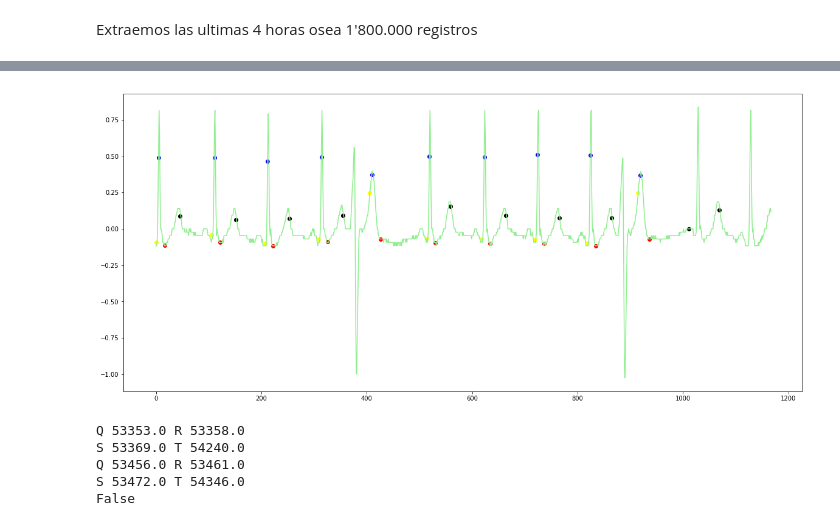
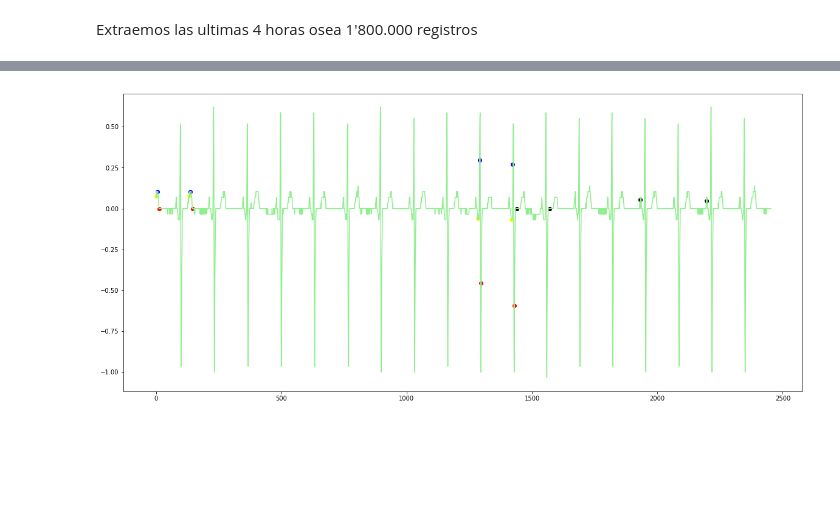
Before and after one commit to davidgutierrez/HeartRatePatterns, a Jupyter notebook: Jupyter/MimicIII/03 Leer las ondas.ipynb, the cells around one changed output, grey strips where cells are left out. Cells and saved outputs as stored; diff of their text form; code cells hidden in the pictures; blank space fills up the shorter version.

```diff
--- a/Jupyter/MimicIII/03 Leer las ondas.ipynb
+++ b/Jupyter/MimicIII/03 Leer las ondas.ipynb
@@ -35,11 +52,11 @@ def obtainWaveFormFields(dbname="mimic") :
 # %%
 waves = obtainWaveFormFields()
-countWave = 0
-carpeta = waves[countWave]["carpeta"]
-onda = waves[countWave]["onda"]
-signalII = waves[countWave]["signalII"]
-fs = waves[countWave]["fs"]
-subject_id = waves[countWave]["subject_id"]
-recorddate = waves[countWave]["recorddate"]
-print("subject_id",subject_id,"recorddate",recorddate)
-signal = wfdb.rdsamp(onda,pbdir='mimic3wdb/matched/'+carpeta,channels =[signalII]).p_signals
+wave = waves[0]
+carpeta = wave["carpeta"]
+onda = wave["onda"]
+signalII = wave["signalII"]
+fs = wave["fs"]
+subject_id = wave["subject_id"]
+recorddate = wave["recorddate"]
+if notExistQRST(subject_id,recorddate) :
+    signal = wfdb.rdsamp(onda,pbdir='mimic3wdb/matched/'+carpeta,channels =[signalII]).p_signals
@@ -84,8 +99,8 @@ plt.show()
 def peakdetect(signal, fs,increment=0,previousResult=None):
     if previousResult is None:
         previousResult = {'Q_i':[],'Q_amp':[],'R_i':[],'R_amp':[],'S_i':[],'S_amp':[],'T_i':[],'T_amp':[]}
-#    (R_i,R_amp,S_i,S_amp,T_i,T_amp,Q_i,Q_amp,heart_rate,buffer_plot) = octave.peakdetect(signal,fs,False, nout=10)
-    %octave [R_i,R_amp,S_i,S_amp,T_i,T_amp,Q_i,Q_amp,heart_rate,buffer_plot] = peakdetect(signal,fs,false); -i signal,fs -o R_i,R_amp,S_i,S_amp,T_i,T_amp,Q_i,Q_amp,heart_rate,buffer_plot
+    (R_i,R_amp,S_i,S_amp,T_i,T_amp,Q_i,Q_amp,heart_rate,buffer_plot) = octave.peakdetect(signal,fs,False, nout=10)
+#    %octave [R_i,R_amp,S_i,S_amp,T_i,T_amp,Q_i,Q_amp,heart_rate,buffer_plot] = peakdetect(signal,fs,false); -i signal,fs -o R_i,R_amp,S_i,S_amp,T_i,T_amp,Q_i,Q_amp,heart_rate,buffer_plot
     return {'Q_i'  :np.concatenate((previousResult['Q_i'],  Q_i[0]+increment)),
             'Q_amp':np.concatenate((previousResult['Q_amp'],Q_amp[0])),
             'R_i'  :np.concatenate((previousResult['R_i'],  R_i[0]+increment)),
@@ -95,10 +110,3 @@ def peakdetect(signal, fs,increment=0,previousResult=None):
             'T_i'  :np.concatenate((previousResult['T_i'],  T_i[0]+increment)),
             'T_amp':np.concatenate((previousResult['T_amp'],T_amp[0])),
            }
-# %%
-windowsize = 1000*fs
-suprasignal = subsignal[875000:1002000]
-#print(suprasignal)
-first = peakdetect(suprasignal,fs)
-second = peakdetect(subsignal[windowsize:windowsize*2],fs,increment=windowsize,previousResult=first)
-print(first)
@@ -131,7 +118,7 @@ def audit(before=datetime.now()):
 
 def checkwave(signal,fs):
     now = audit()
-    windowsize = 1000*fs
+    windowsize = 4000*fs
     signalsize = len(signal)
     previousResult = {'Q_i':[],'Q_amp':[],'R_i':[],'R_amp':[],'S_i':[],'S_amp':[],'T_i':[],'T_amp':[]}
     termino = True
@@ -188,26 +166,14 @@ plt.show()
 # %%
-init = 45
-end = 55
+init = 6
+end = 10
 plt.plot(subsignal[int(previousResult['Q_i'][init]):int(previousResult['T_i'][end])],c='lightgreen')
 plt.scatter(previousResult['Q_i'][init:end]-int(previousResult['Q_i'][init]), previousResult['Q_amp'][init:end],c='yellow')
 plt.scatter(previousResult['R_i'][init:end]-int(previousResult['Q_i'][init]), previousResult['R_amp'][init:end],c='blue')
 plt.scatter(previousResult['S_i'][init:end]-int(previousResult['Q_i'][init]), previousResult['S_amp'][init:end],c='red')
 plt.scatter(previousResult['T_i'][init:end]-int(previousResult['Q_i'][init]), previousResult['T_amp'][init:end],c='black')
 plt.show()
 # %% [output]
-[figure, old version]
+[figure, new version]
-# %%
-print('Q',previousResult['Q_i'][504],'R',previousResult['R_i'][504])
-print('S',previousResult['S_i'][504],'T',previousResult['T_i'][504])
-print('Q',previousResult['Q_i'][505],'R',previousResult['R_i'][505])
-print('S',previousResult['S_i'][505],'T',previousResult['T_i'][505])
-print(previousResult['T_i'][504]<previousResult['Q_i'][504])
-# %% [output]
-Q 53353.0 R 53358.0
-S 53369.0 T 54240.0
-Q 53456.0 R 53461.0
-S 53472.0 T 54346.0
-False
 # %%
 print('Q',len(previousResult['Q_i']), len(previousResult['Q_amp']))
 print('R',len(previousResult['R_i']), len(previousResult['R_amp']))
```
Also changed, not shown: parts of 17 cells of this notebook, 48 other files.
